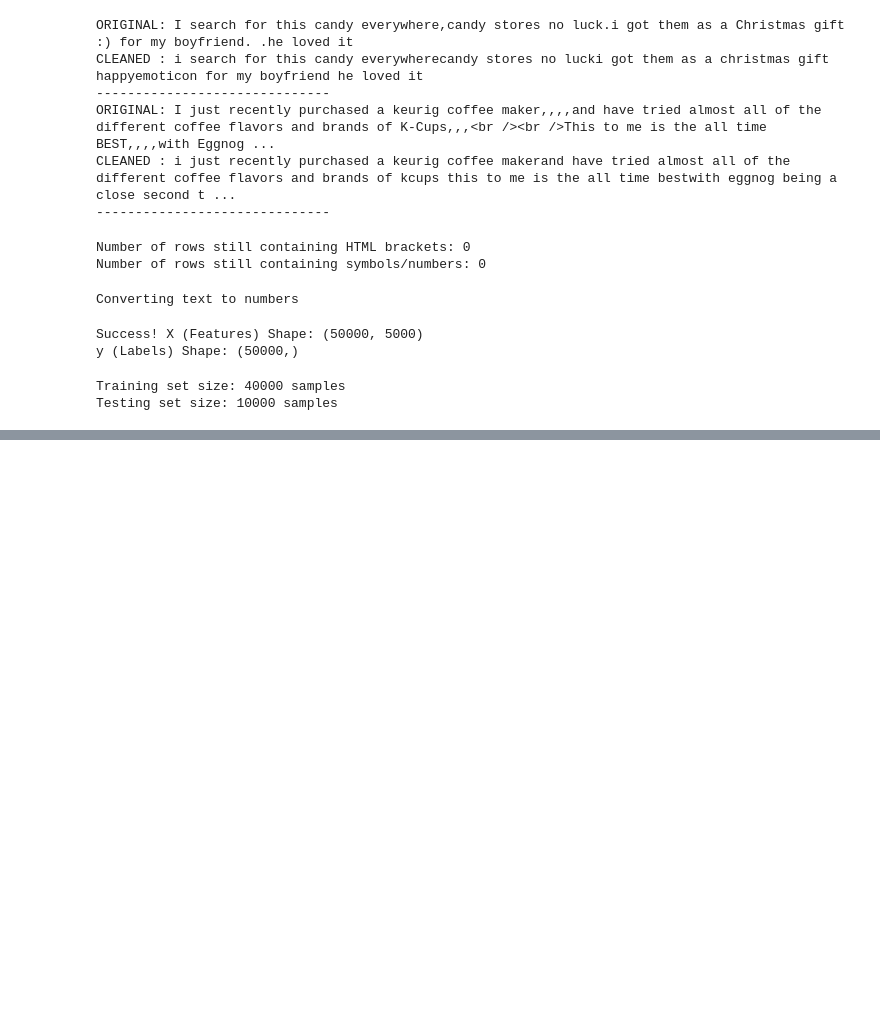
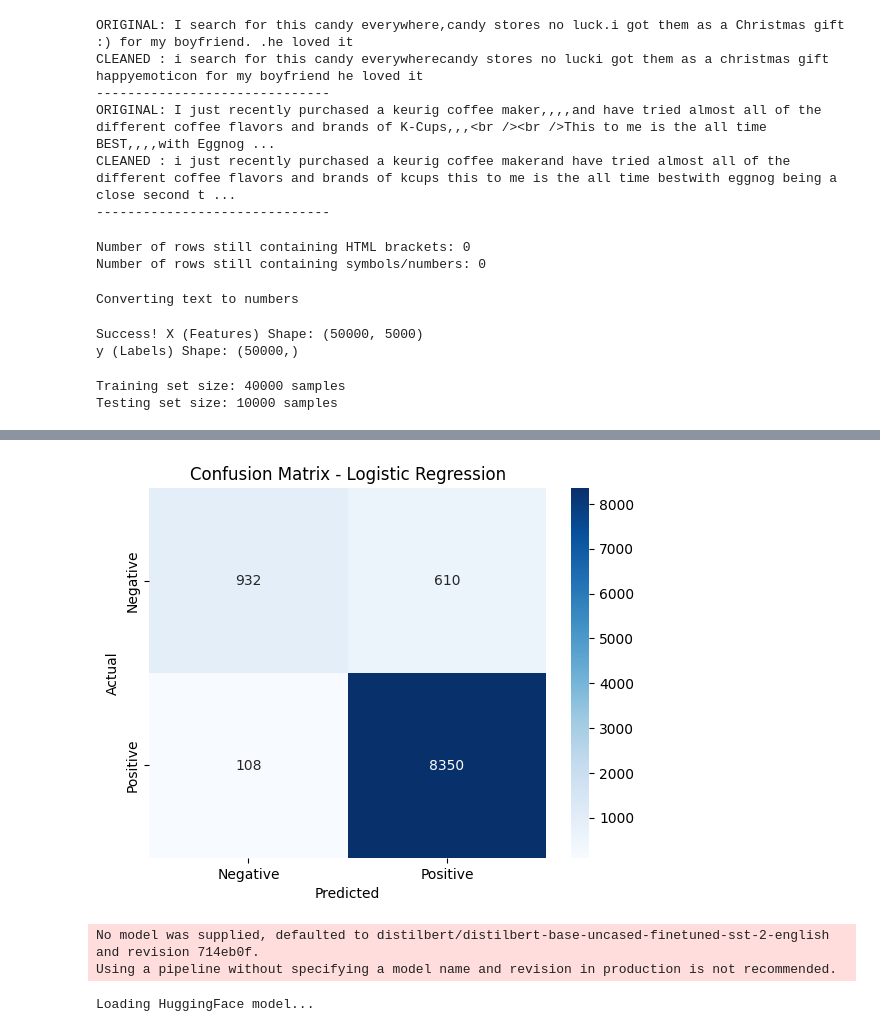
Before and after one commit to ambatuCode887/sentiment-analysis-nlp, a Jupyter notebook: amazon sentiment analysis/sentiment.ipynb, the cells around one changed output, grey strips where cells are left out. Saved outputs shown, nothing was run; the diff lists cells and outputs as text; code cells hidden in the pictures; blank space fills up the shorter version.

Commit message:
testing using huggingface

```diff
--- a/amazon sentiment analysis/sentiment.ipynb
+++ b/amazon sentiment analysis/sentiment.ipynb
@@ -264,0 +274,33 @@ LogisticRegression(max_iter=1000)
+# %%
+cm = confusion_matrix(y_test, predictions)
+sns.heatmap(cm, annot=True, fmt='d', cmap='Blues',
+            xticklabels=['Negative', 'Positive'],
+            yticklabels=['Negative', 'Positive'])
+plt.title('Confusion Matrix - Logistic Regression')
+plt.xlabel('Predicted')
+plt.ylabel('Actual')
+plt.show()
+# %% [output]
+[figure, added]
+# %%
+#load pretrained sentiment analysis model
+print("Loading HuggingFace model...")
+classifier = pipeline("sentiment-analysis")
+
+sample_reviews = [
+    "This product is absolutely amazing!",
+    "Terrible quality, total waste of money.",
+    "It was okay, nothing special.",
+    "Best dog food I have ever bought!",
+    "I will never buy this again."
+]
+
+for review in sample_reviews:
+    result = classifier(review)
+    print(f"Review: {review}")
+    print(f"Sentiment: {result[0]['label']} | Confidence: {result[0]['score']:.2f}")
+    print()
+# %% [output]
+No model was supplied, defaulted to distilbert/distilbert-base-uncased-finetuned-sst-2-english and revision 714eb0f.
+Using a pipeline without specifying a model name and revision in production is not recommended.
+Loading HuggingFace model...
```
Also changed, not shown: parts of 2 cells of this notebook.
